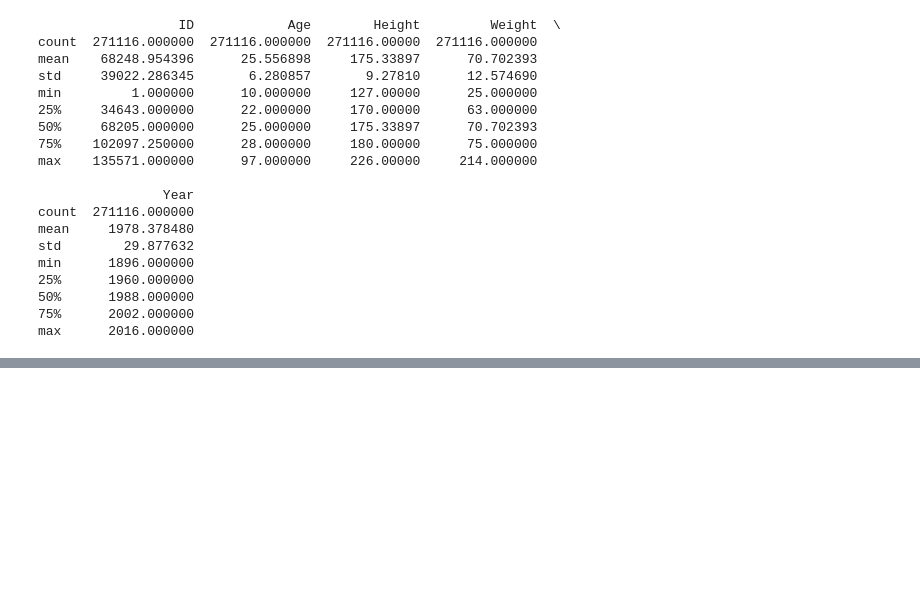
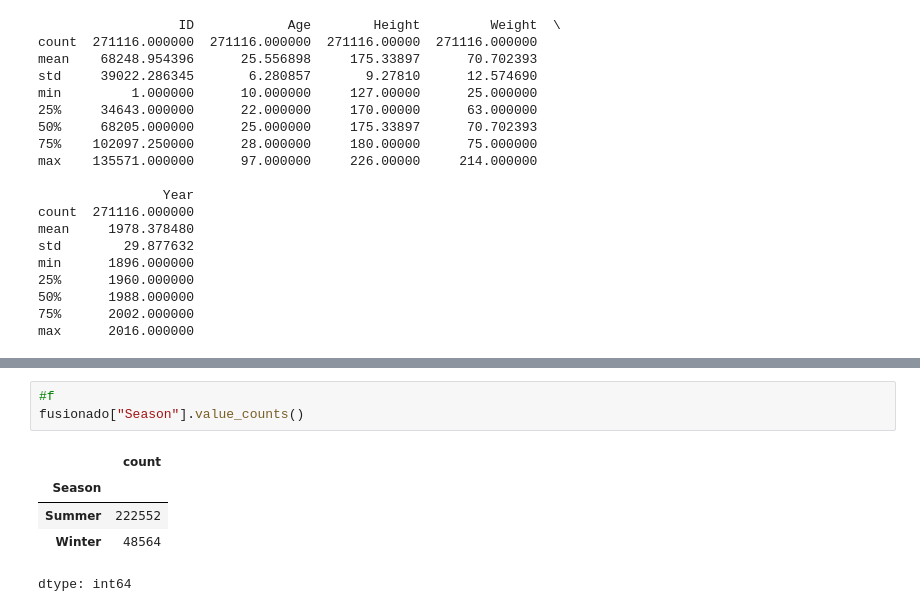
Before and after one commit to Ometh-cmd/taller-pandas-olimpiadas-grupoX, a Jupyter notebook: src/Proyecto_pandas_Faltantes_y_nuevas_variables.ipynb, the cells around one changed output, grey strips where cells are left out. Cells and saved outputs as stored; diff of their text form; blank space fills up the shorter version.

```diff
--- a/notebooks/Proyecto_pandas_Análisis_inicial_y_limpieza.ipynb
+++ b/src/Proyecto_pandas_Faltantes_y_nuevas_variables.ipynb
@@ -142,0 +242,9 @@ max      2016.000000
+# %%
+#f
+fusionado["Season"].value_counts()
+# %% [output]
+|  | count |
+| Season |  |
+| Summer | 222552 |
+| Winter | 48564 |
+dtype: int64
```
Also changed, not shown: parts of 48 cells of this notebook, 3 other files.
